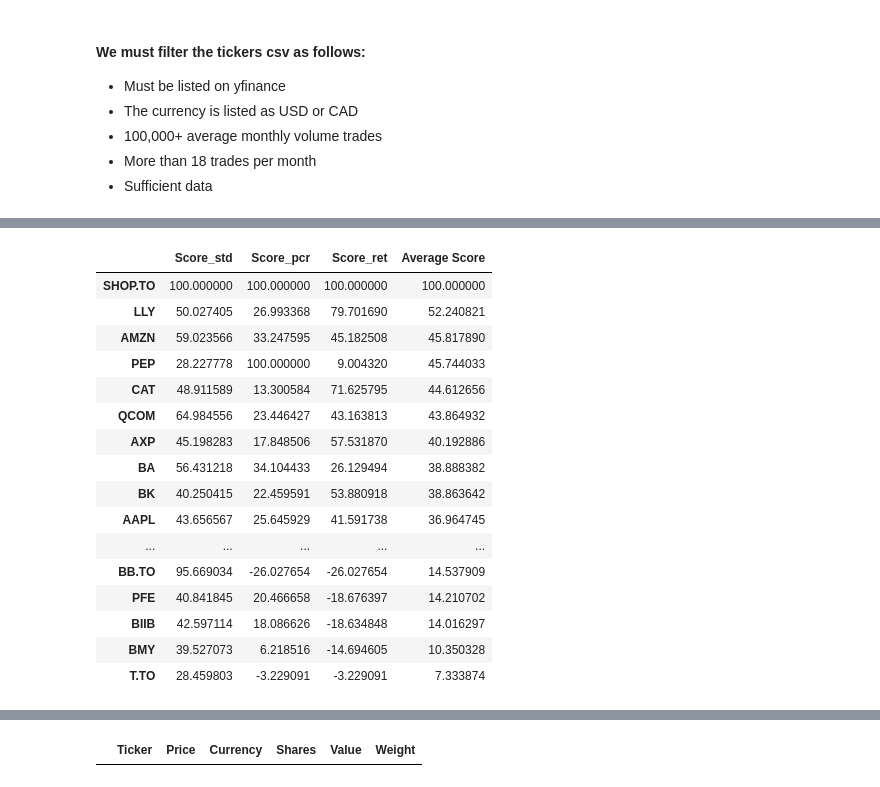
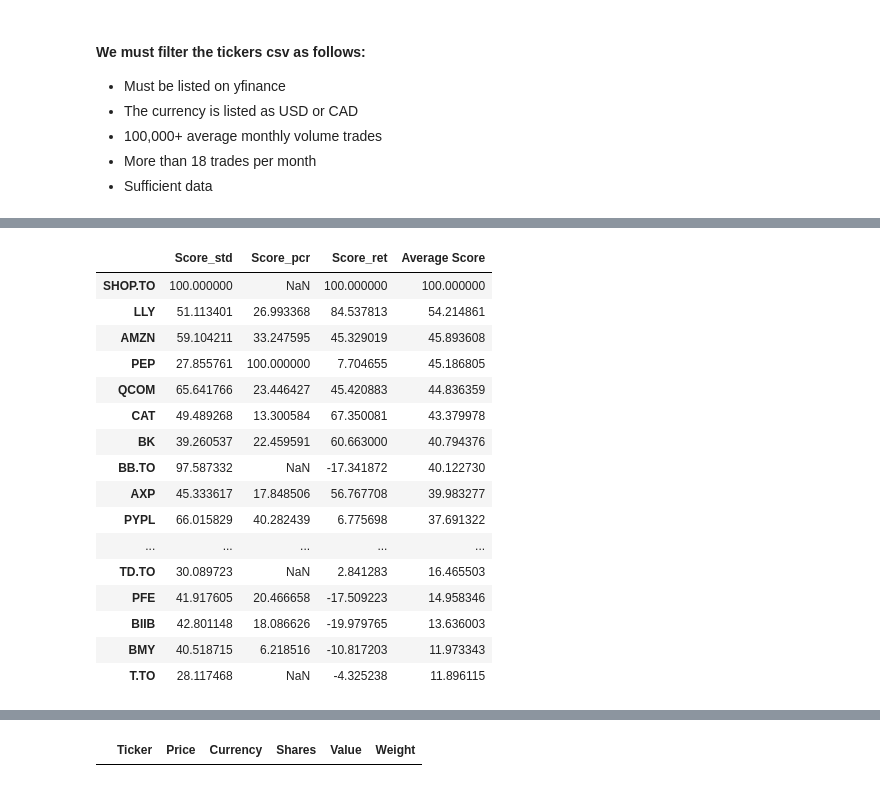
Before and after one commit to akramj13/CFM101-Project, a Jupyter notebook: Team 11 Assignment Jester.ipynb, the cells around one changed output, grey strips where cells are left out. Cells and saved outputs as stored; diff of their text form; code cells hidden in the pictures.

```diff
--- a/Team 11 Assignment Jester.ipynb
+++ b/Team 11 Assignment Jester.ipynb
@@ -55,6 +56,27 @@ def get_tickers():
     tickers = pd.read_csv('Tickers.csv')
     ticker_lst = [tickers.columns[0]] + (list(tickers[tickers.columns[0]]))
     return ticker_lst
+# %%
+# Get the current date
+current_date = datetime.now()
+
+# Calculate start_date: 2 years and 1 month before the current date
+start_year = current_date.year - 2
+start_month = current_date.month - 1
+if start_month == 0:  # Handle crossing the year boundary
+    start_month = 12
+    start_year -= 1
+
+start_date = f"{start_year:04d}-{start_month:02d}-{current_date.day:02d}"
+
+# Calculate end_date: 1 month before the current date
+end_year = current_date.year
+end_month = current_date.month - 1
+if end_month == 0:  # Handle crossing the year boundary
+    end_month = 12
+    end_year -= 1
+
+end_date = f"{end_year:04d}-{end_month:02d}-{current_date.day:02d}"
 # %%
 # Important Constants:
 amount = 1_000_000 # Initial investment amount of $1,000,000
@@ -63,7 +85,6 @@ group = 11
 # Define constants
 min_avg_volume = 100000
 min_trading_days = 18
-start_date, end_date = '2022-09-30', '2024-09-30'
 min_stocks, max_stocks = 12, 24
 
 # Reading in CSV file:
@@ -297,54 +285,58 @@ Options Data Not Found TD.TO: 'volume' not found
 # %%
 def calculate_scoreboard(std, pcr, ret):
     """
     Merges three DataFrames (std, pcr, ret) on their index (assumed to be ticker names),
-    calculates the average of their 'Score' columns, and sorts the result by 'Average Score'.
-    Handles NaN values by taking the value from 'ret' where available.
+    calculates the average of their 'Score' columns based on the following rules:
+      - If 'Score_pcr' is NaN, calculate the average using 'Score_std' and 'Score_ret'.
+      - Otherwise, calculate the average using 'Score_std', 'Score_pcr', and 'Score_ret'.
+    Sorts the result by 'Average Score'.
     """
     # Merge std and pcr DataFrames
     merged = std[['Score']].merge(
         pcr[['Score']], left_index=True, right_index=True, suffixes=('_std', '_pcr'), how='outer'
     )
 
     # Merge the resulting DataFrame with ret
     merged = merged.merge(
         ret[['Score']].rename(columns={'Score': 'Score_ret'}),  # Rename the Score column in ret
         left_index=True,
         right_index=True,
         how='outer'
     )
 
-    # Fill missing values: take the value from 'ret' where other columns are NaN
-    merged['Score_std'] = merged['Score_std'].fillna(merged['Score_ret'])
-    merged['Score_pcr'] = merged['Score_pcr'].fillna(merged['Score_ret'])
-    merged['Score_ret'] = merged['Score_ret'].fillna(merged[['Score_std', 'Score_pcr']].mean(axis=1))
 
-    # Calculate the average score from all three columns
-    merged['Average Score'] = merged[['Score_std', 'Score_pcr', 'Score_ret']].mean(axis=1)
+    # Calculate the average score based on the rules
+    def calculate_average(row):
+        if pd.isna(row['Score_pcr']):
+            return row[['Score_std', 'Score_ret']].mean()  # Average of std and ret if pcr is NaN
+        else:
+            return row[['Score_std', 'Score_pcr', 'Score_ret']].mean()  # Average of all three otherwise
+
+    merged['Average Score'] = merged.apply(calculate_average, axis=1)
 
     # Sort the DataFrame by 'Average Score' in descending order
     merged_sorted = merged.sort_values(by='Average Score', ascending=False)
 
     return merged_sorted
 
 
 
 calculate_scoreboard(std, pcr, ret)
 # %% [output]
 |  | Score_std | Score_pcr | Score_ret | Average Score |
-| SHOP.TO | 100.000000 | 100.000000 | 100.000000 | 100.000000 |
-| LLY | 50.027405 | 26.993368 | 79.701690 | 52.240821 |
-| AMZN | 59.023566 | 33.247595 | 45.182508 | 45.817890 |
-| PEP | 28.227778 | 100.000000 | 9.004320 | 45.744033 |
-| CAT | 48.911589 | 13.300584 | 71.625795 | 44.612656 |
-| QCOM | 64.984556 | 23.446427 | 43.163813 | 43.864932 |
-| AXP | 45.198283 | 17.848506 | 57.531870 | 40.192886 |
-| BA | 56.431218 | 34.104433 | 26.129494 | 38.888382 |
-| BK | 40.250415 | 22.459591 | 53.880918 | 38.863642 |
-| AAPL | 43.656567 | 25.645929 | 41.591738 | 36.964745 |
+| SHOP.TO | 100.000000 | NaN | 100.000000 | 100.000000 |
+| LLY | 51.113401 | 26.993368 | 84.537813 | 54.214861 |
+| AMZN | 59.104211 | 33.247595 | 45.329019 | 45.893608 |
+| PEP | 27.855761 | 100.000000 | 7.704655 | 45.186805 |
+| QCOM | 65.641766 | 23.446427 | 45.420883 | 44.836359 |
+| CAT | 49.489268 | 13.300584 | 67.350081 | 43.379978 |
+| BK | 39.260537 | 22.459591 | 60.663000 | 40.794376 |
+| BB.TO | 97.587332 | NaN | -17.341872 | 40.122730 |
+| AXP | 45.333617 | 17.848506 | 56.767708 | 39.983277 |
+| PYPL | 66.015829 | 40.282439 | 6.775698 | 37.691322 |
 | ... | ... | ... | ... | ... |
-| BB.TO | 95.669034 | -26.027654 | -26.027654 | 14.537909 |
-| PFE | 40.841845 | 20.466658 | -18.676397 | 14.210702 |
-| BIIB | 42.597114 | 18.086626 | -18.634848 | 14.016297 |
-| BMY | 39.527073 | 6.218516 | -14.694605 | 10.350328 |
-| T.TO | 28.459803 | -3.229091 | -3.229091 | 7.333874 |
+| TD.TO | 30.089723 | NaN | 2.841283 | 16.465503 |
+| PFE | 41.917605 | 20.466658 | -17.509223 | 14.958346 |
+| BIIB | 42.801148 | 18.086626 | -19.979765 | 13.636003 |
+| BMY | 40.518715 | 6.218516 | -10.817203 | 11.973343 |
+| T.TO | 28.117468 | NaN | -4.325238 | 11.896115 |
```
Also changed, not shown: parts of 8 cells of this notebook.
